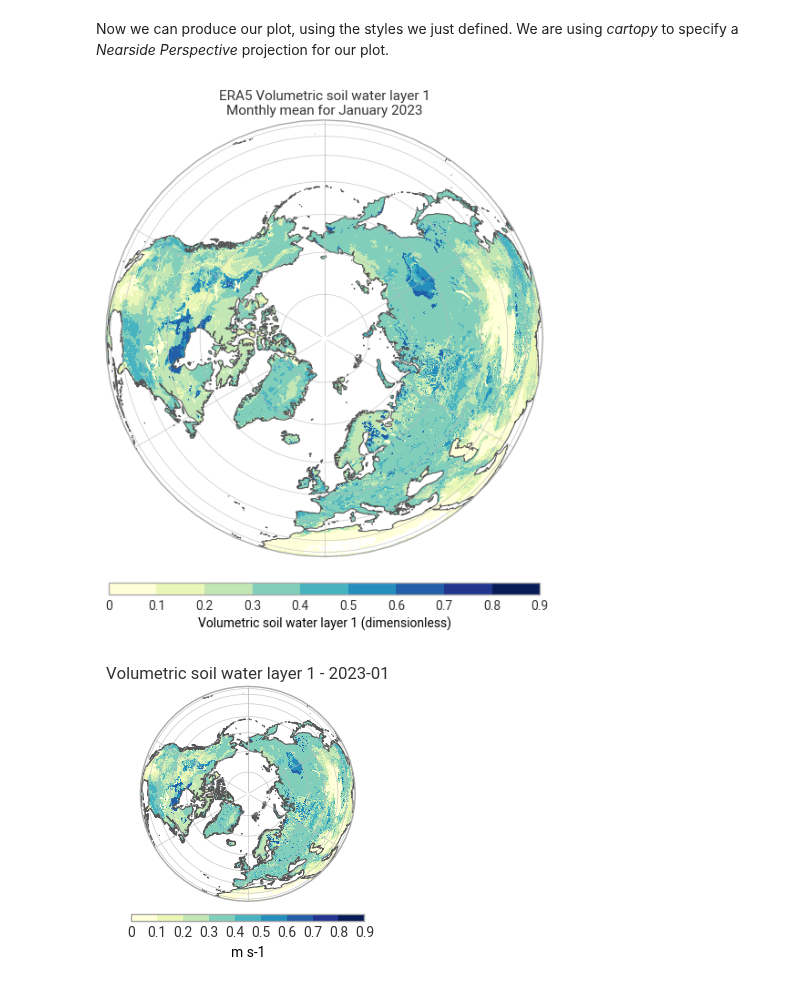
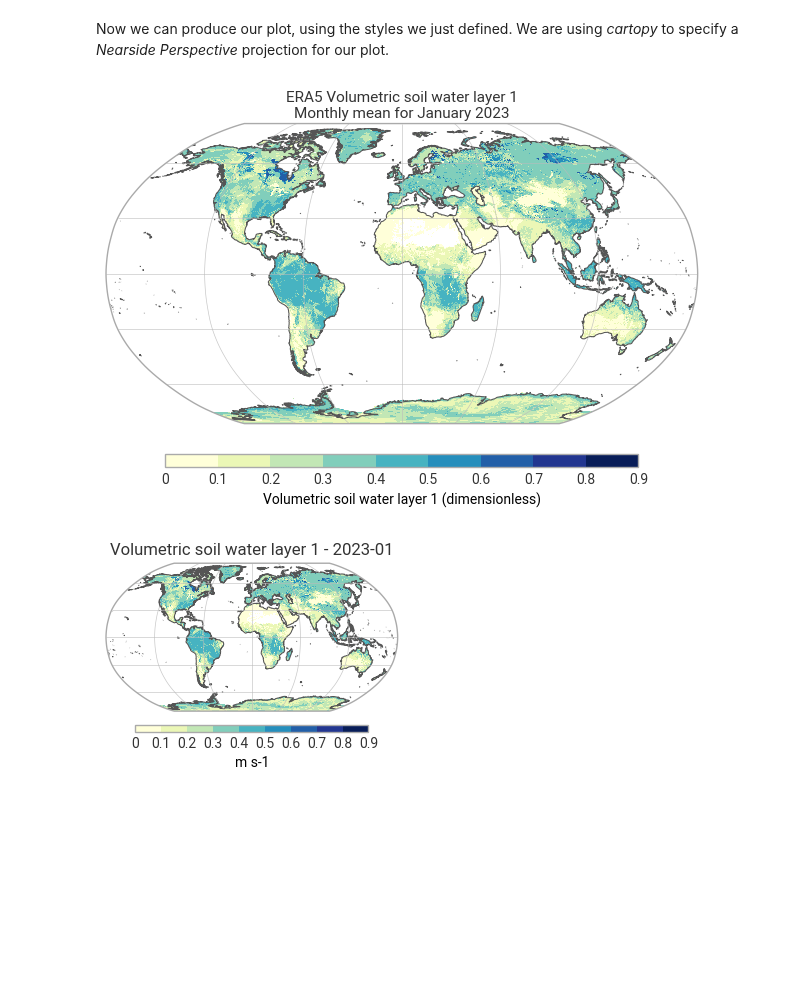
Before and after one commit to ecmwf-projects/dss-notebooks, a Jupyter notebook: datasets/reanalysis-era5-land-monthly-means/demo.ipynb, the cells around one changed output. Cells and saved outputs as stored; diff of their text form; code cells hidden in the pictures; blank space fills up the shorter version.

Commit message:
era5-land, Robinson projection

```diff
--- a/datasets/reanalysis-era5-land-monthly-means/demo.ipynb
+++ b/datasets/reanalysis-era5-land-monthly-means/demo.ipynb
@@ -41,31 +41,31 @@ style = earthkit.plots.styles.Style(
 Now we can produce our plot, using the styles we just defined. We are using *cartopy* to specify a *Nearside Perspective* projection for our plot.
 # %%
 earthkit.plots.schema.figure.set(figsize=(6, 6))
-crs = ccrs.NearsidePerspective(central_latitude=90, central_longitude=0)
+crs = ccrs.Robinson()
 chart = earthkit.plots.Map(crs=crs)
 
 chart.pcolormesh(soil_water, style=style)
 chart.coastlines()
 chart.gridlines(draw_labels=False)
 
 chart.legend(location="bottom")
 
 # For the title, we can take advantage of earthkit-plots metadata
 # detection, which allows us to use format keys like 'variable_name'
 # and 'time', which are then populated from the metadata of the data
 # that's been plotted.
 chart.title(
     "ERA5 {variable_name}\n"
     "Monthly mean for {time:%B %Y}",
     fontsize=11,
 )
 
 chart.show()
 # To save the figure, uncomment the line below, make sure you have write permissions
 # in the current directory.
 # chart.save("overview-detail.png")
 # %% [output]
-[figure, old version]
+[figure, new version]
 # %%
 earthkit.plots.schema.figure.set(figsize = (3, 3))
 chart = earthkit.plots.Map(crs=crs)
@@ -81,4 +81,4 @@ chart.show()
 # in the current directory.
 # chart.save("overview.png")
 # %% [output]
-[figure, old version]
+[figure, new version]
```
Also changed, not shown: 7 other files.
